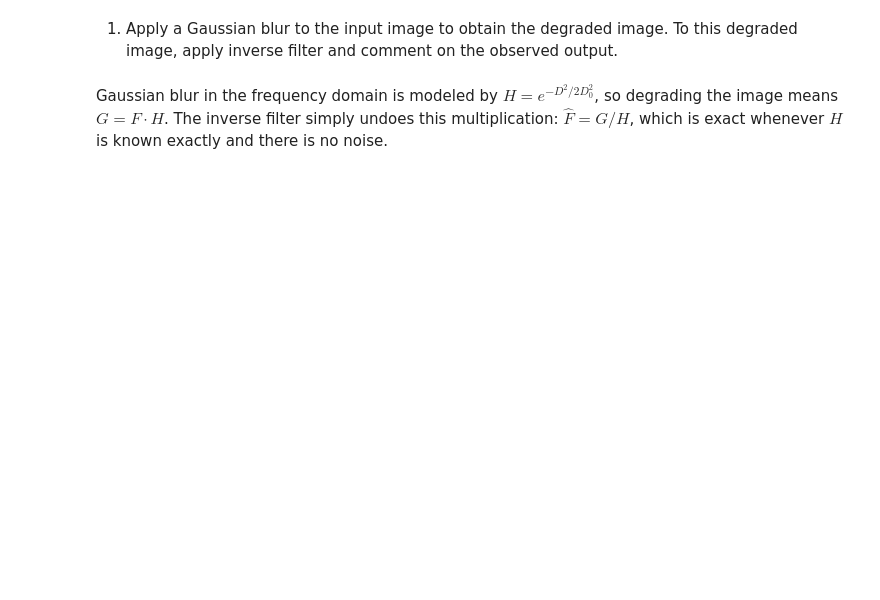
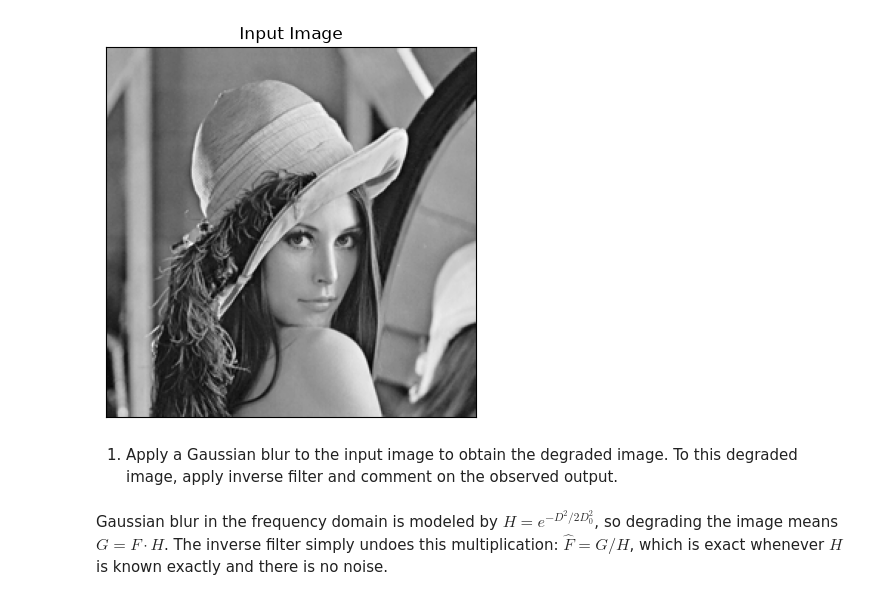
Before and after one commit to Prem-Dharshan/20XW97, a Jupyter notebook: CA02/3_Frequency_Domain_and_Transforms/answer_sheet.ipynb, the cells around one changed output. Drawn from its saved outputs; the diff is of its cells as text; code cells hidden in the pictures; blank space fills up the shorter version.

```diff
--- a/CA02/3_Frequency_Domain_and_Transforms/answer_sheet.ipynb
+++ b/CA02/3_Frequency_Domain_and_Transforms/answer_sheet.ipynb
@@ -5,28 +5,29 @@ import matplotlib.pyplot as plt
 # %%
 img_path = "../../images/lenna.png"
 img = cv.imread(img_path, 0).astype(np.float64)
 
 M, N = img.shape
 
 # Distance of every point from the centre
 u, v = np.meshgrid(np.arange(N) - N / 2, np.arange(M) - M / 2)
 D = np.sqrt(u**2 + v**2)
 
 IMG = np.fft.fftshift(np.fft.fft2(img))
 
 
 def out_of_focus_H(radius):
-    psf = np.zeros((M, N))
-    y, x = np.ogrid[:M, :N]
-    psf[(x - N // 2) ** 2 + (y - M // 2) ** 2 <= radius ** 2] = 1
+    psf = np.zeros((M, N), dtype=np.float32)
+    cv.circle(psf, (N // 2, M // 2), radius, 1, -1)
     psf /= psf.sum()
     return np.fft.fftshift(np.fft.fft2(np.fft.ifftshift(psf)))
 
 
 plt.imshow(img, cmap="gray")
 plt.title("Input Image")
 plt.xticks([]), plt.yticks([])
 plt.show()
+# %% [output]
+[figure, added]
 # %% [markdown]
 1. Apply a Gaussian blur to the input image to obtain the degraded image. To this degraded image,
 apply inverse filter and comment on the observed output.
```
Also changed, not shown: parts of 6 cells of this notebook, 2 other files.
